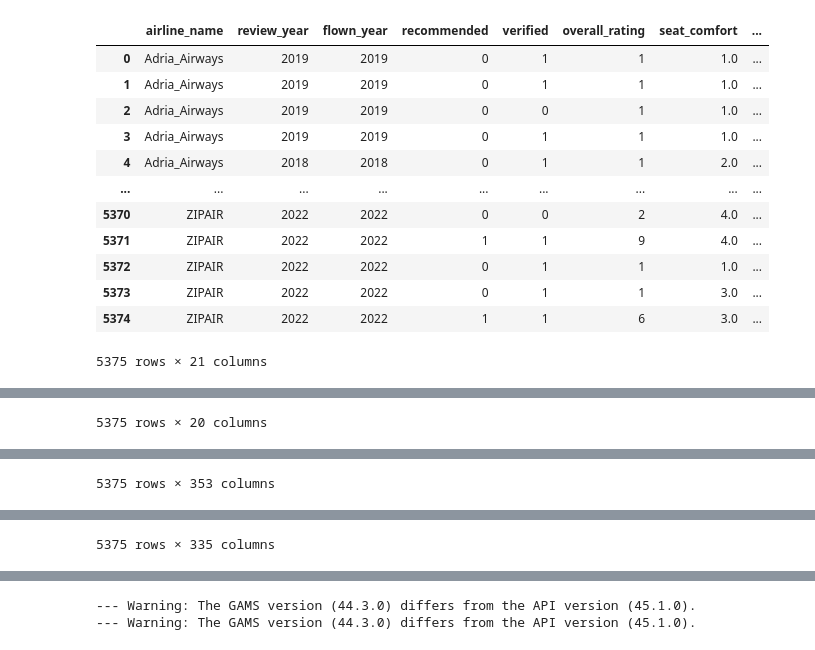
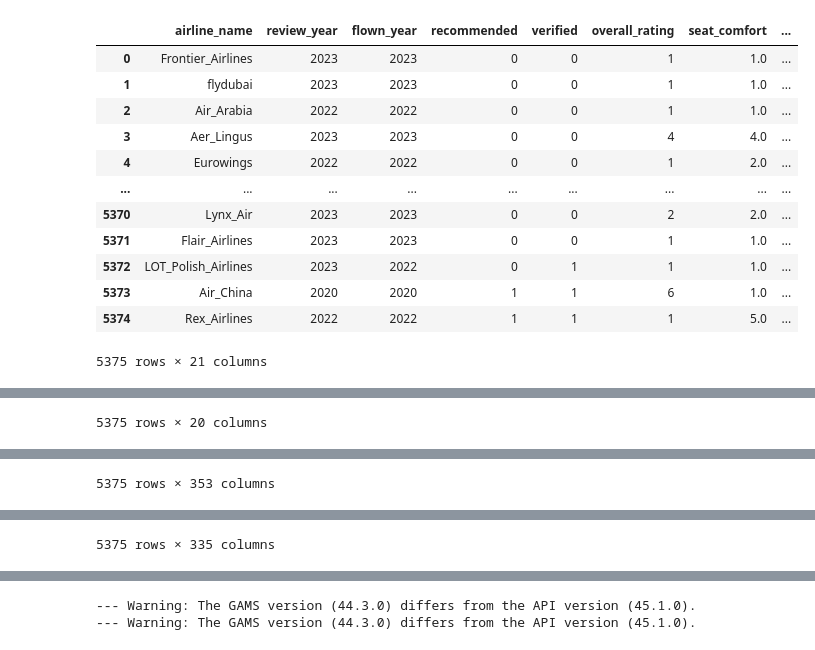
Before and after one commit to ztcollins/airlines, a Jupyter notebook: test.ipynb, the cells around one changed output, grey strips where cells are left out. Saved outputs shown, nothing was run; the diff lists cells and outputs as text; code cells hidden in the pictures.

```diff
--- a/test.ipynb
+++ b/test.ipynb
@@ -12,48 +15,46 @@ df["Date Flown"] = pd.to_numeric(df["Date Flown"].str[-4:])
 df["Review Date"] = pd.to_numeric(df["Review Date"].str[-4:])
 df["Verified"] = df["Verified"].astype(int)
 
 #split up 'seat type' and 'type of traveller' from strings into boolean ints based on the category for GAMS
 df = pd.concat([df, df['Seat Type'].str.get_dummies().astype(bool).astype(int)], axis=1)
 df = df.drop('Seat Type', axis=1)
 df = pd.concat([df, df['Type Of Traveller'].str.get_dummies().astype(bool).astype(int)], axis=1)
 df = df.drop('Type Of Traveller', axis=1)
 
 #reset the index to match new changes and fix the names
 df = df.reset_index(drop=True)
 df.columns = ['airline_name', 'review_year', 'flown_year', 'recommended', 'verified', 'overall_rating', 'seat_comfort', 'cabin_staff_service', 'food_and_beverage', 'ground_service', 'inflight_entertainment', 'wifi_and_connectivity', 'value_for_money', 'business_class_seat', 'economy_class_seat', 'first_class_seat', 'premium_economy_seat', 'business_passenger', 'couple_leisure_passenger', 'family_leisure_passenger', 'solo_leisure_passenger']
 
 #replace whitespace with underscores for airline names
 df['airline_name'] = df['airline_name'].replace(' ', '_', regex=True)
 
-#original that is formatted well (can't be used in gams due to string data)
-display(df)
+# shuffle the DataFrame rows
+df = df.sample(frac = 1)
+df = df.reset_index(drop=True)
 
 #original without the airline names (can be used in gams to determine which factors influence 'overall_rating' without considering brand)
 no_airlines = df.drop('airline_name', axis=1)
-display(no_airlines)
 
 #original with airlines split into boolean ints (can be used in gams to determine which factors influence 'overall_rating')
 split_airlines = pd.concat([df, df['airline_name'].str.get_dummies().astype(bool).astype(int)], axis=1)
 split_airlines = split_airlines.drop('airline_name', axis=1)
-display(split_airlines)
 
 #only airline booleans ints and 'overall_rating' (based on brand alone)
 only_airlines = pd.concat([df['overall_rating'], df['recommended'], df['airline_name']], axis=1, keys=['overall_rating', 'recommended', 'airline_name'])
 only_airlines = pd.concat([only_airlines, only_airlines['airline_name'].str.get_dummies().astype(bool).astype(int)], axis=1)
 only_airlines = only_airlines.drop('airline_name', axis=1)
-display(only_airlines)
 # %% [output]
 |  | airline_name | review_year | flown_year | recommended | verified | overall_rating | seat_comfort | ... |
-| 0 | Adria_Airways | 2019 | 2019 | 0 | 1 | 1 | 1.0 | ... |
-| 1 | Adria_Airways | 2019 | 2019 | 0 | 1 | 1 | 1.0 | ... |
-| 2 | Adria_Airways | 2019 | 2019 | 0 | 0 | 1 | 1.0 | ... |
-| 3 | Adria_Airways | 2019 | 2019 | 0 | 1 | 1 | 1.0 | ... |
-| 4 | Adria_Airways | 2018 | 2018 | 0 | 1 | 1 | 2.0 | ... |
+| 0 | Frontier_Airlines | 2023 | 2023 | 0 | 0 | 1 | 1.0 | ... |
+| 1 | flydubai | 2023 | 2023 | 0 | 0 | 1 | 1.0 | ... |
+| 2 | Air_Arabia | 2022 | 2022 | 0 | 0 | 1 | 1.0 | ... |
+| 3 | Aer_Lingus | 2023 | 2023 | 0 | 0 | 4 | 4.0 | ... |
+| 4 | Eurowings | 2022 | 2022 | 0 | 0 | 1 | 2.0 | ... |
 | ... | ... | ... | ... | ... | ... | ... | ... | ... |
-| 5370 | ZIPAIR | 2022 | 2022 | 0 | 0 | 2 | 4.0 | ... |
-| 5371 | ZIPAIR | 2022 | 2022 | 1 | 1 | 9 | 4.0 | ... |
-| 5372 | ZIPAIR | 2022 | 2022 | 0 | 1 | 1 | 1.0 | ... |
-| 5373 | ZIPAIR | 2022 | 2022 | 0 | 1 | 1 | 3.0 | ... |
-| 5374 | ZIPAIR | 2022 | 2022 | 1 | 1 | 6 | 3.0 | ... |
+| 5370 | Lynx_Air | 2023 | 2023 | 0 | 0 | 2 | 2.0 | ... |
+| 5371 | Flair_Airlines | 2023 | 2023 | 0 | 0 | 1 | 1.0 | ... |
+| 5372 | LOT_Polish_Airlines | 2023 | 2022 | 0 | 1 | 1 | 1.0 | ... |
+| 5373 | Air_China | 2020 | 2020 | 1 | 1 | 6 | 1.0 | ... |
+| 5374 | Rex_Airlines | 2022 | 2022 | 1 | 1 | 1 | 5.0 | ... |
 5375 rows × 21 columns
 |  | review_year | flown_year | recommended | verified | overall_rating | seat_comfort | cabin_staff_service | ... |
```
Also changed, not shown: parts of 7 cells of this notebook, 4 other files.
